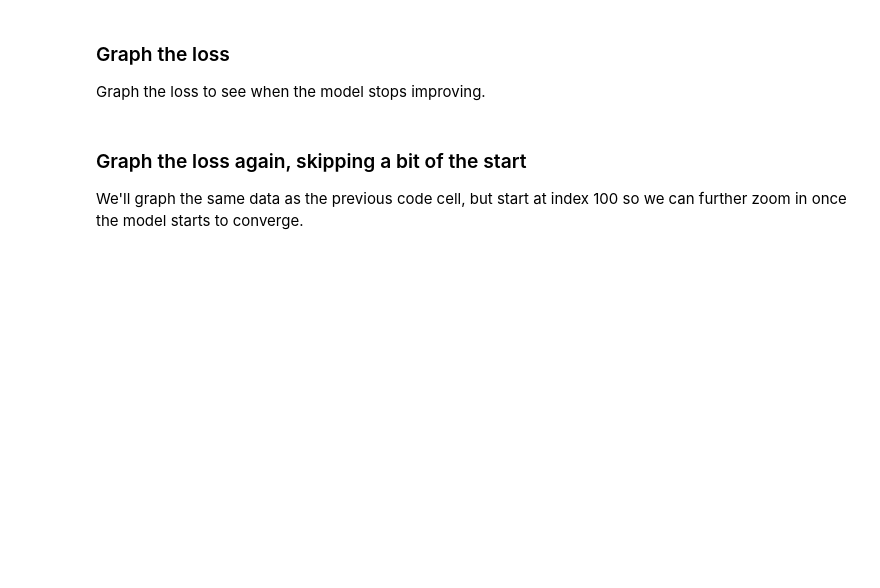
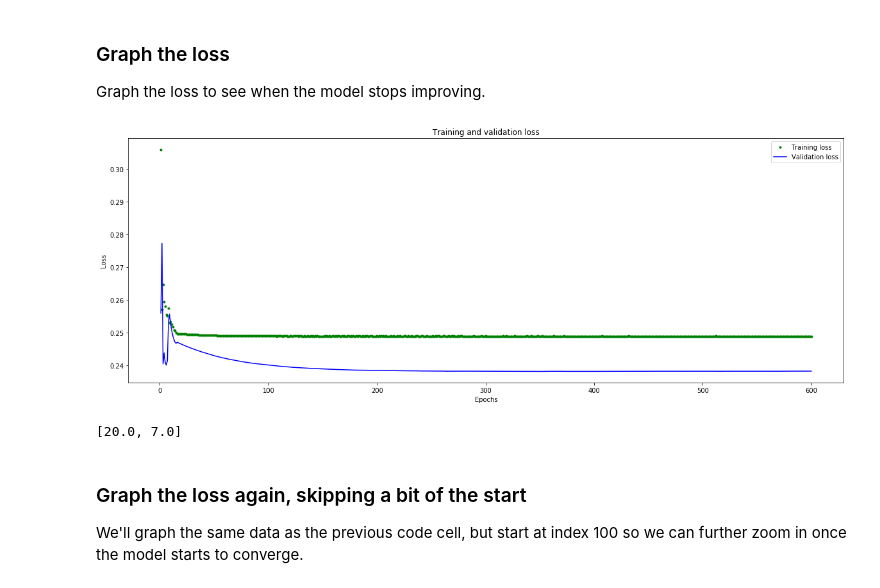
Before and after one commit to robmarkcole/Useful-python, a Jupyter notebook: Tensorflow-Keras/tensorflow-lite/tensorflow-microcontrollers/arduino_tinyml_workshop.ipynb, the cells around one changed output. Saved outputs shown, nothing was run; the diff lists cells and outputs as text; code cells hidden in the pictures; blank space fills up the shorter version.

```diff
--- a/Tensorflow-Keras/tensorflow-lite/tensorflow-microcontrollers/arduino_tinyml_workshop.ipynb
+++ b/Tensorflow-Keras/tensorflow-lite/tensorflow-microcontrollers/arduino_tinyml_workshop.ipynb
@@ -241,21 +239,24 @@ Graph the models performance vs validation.
 Graph the loss to see when the model stops improving.
 # %%
 # increase the size of the graphs. The default size is (6,4).
-plt.rcParams["figure.figsize"] = (20,10)
+#plt.rcParams["figure.figsize"] = (20,10)
 
 # graph the loss, the model above is configure to use "mean squared error" as the loss function
 loss = history.history['loss']
 val_loss = history.history['val_loss']
 epochs = range(1, len(loss) + 1)
 plt.plot(epochs, loss, 'g.', label='Training loss')
 plt.plot(epochs, val_loss, 'b', label='Validation loss')
 plt.title('Training and validation loss')
 plt.xlabel('Epochs')
 plt.ylabel('Loss')
 plt.legend()
 plt.show()
 
 print(plt.rcParams["figure.figsize"])
+# %% [output]
+[figure, added]
+[20.0, 7.0]
 # %% [markdown]
 ### Graph the loss again, skipping a bit of the start
 
```
Also changed, not shown: parts of 14 cells of this notebook, 5 other files.
